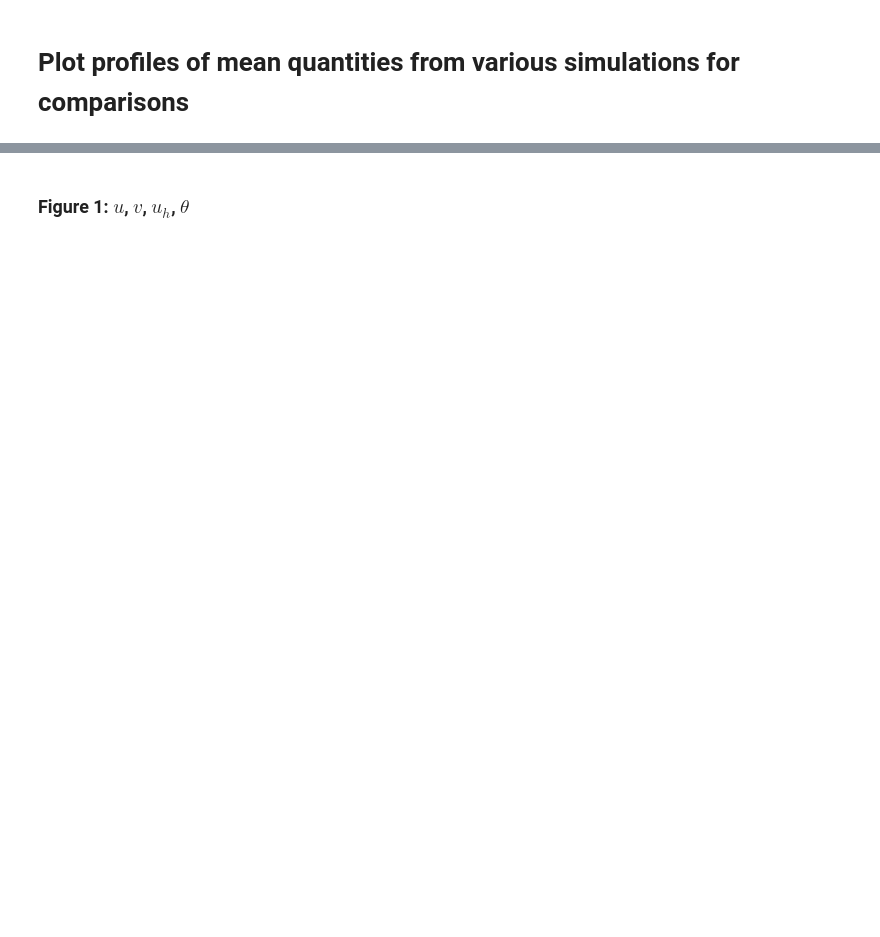
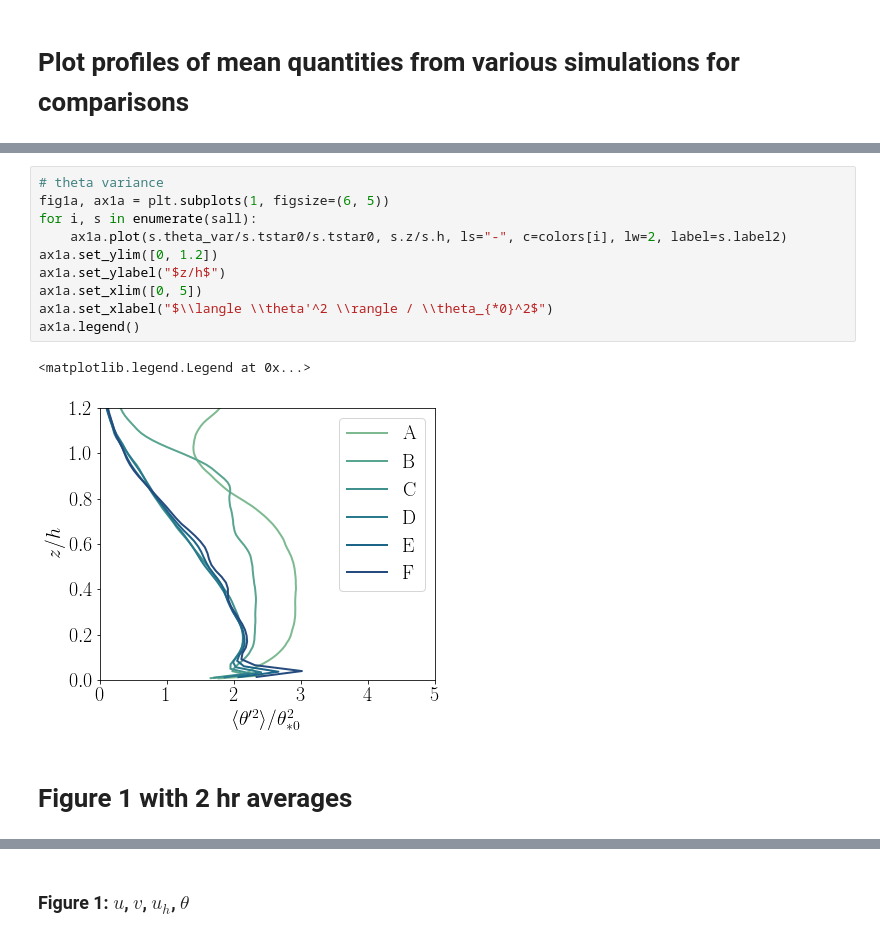
Before and after one commit to bgreene777/SBL_LES, a Jupyter notebook: ipynb/plot_mean.ipynb, the cells around one changed output, grey strips where cells are left out. Saved outputs shown, nothing was run; the diff lists cells and outputs as text; blank space fills up the shorter version.

```diff
--- a/ipynb/plot_mean.ipynb
+++ b/ipynb/plot_mean.ipynb
@@ -52,0 +192,15 @@ Reading file: /home/bgreene/simulations/cr0.50_u15_192/output/netcdf/average_sta
+# %%
+# theta variance
+fig1a, ax1a = plt.subplots(1, figsize=(6, 5))
+for i, s in enumerate(sall):
+    ax1a.plot(s.theta_var/s.tstar0/s.tstar0, s.z/s.h, ls="-", c=colors[i], lw=2, label=s.label2)
+ax1a.set_ylim([0, 1.2])
+ax1a.set_ylabel("$z/h$")
+ax1a.set_xlim([0, 5])
+ax1a.set_xlabel("$\\langle \\theta'^2 \\rangle / \\theta_{*0}^2$")
+ax1a.legend()
+# %% [output]
+<matplotlib.legend.Legend at 0x...>
+[figure, added]
+# %% [markdown]
+# Figure 1 with 2 hr averages
```
Also changed, not shown: parts of 13 cells of this notebook.
